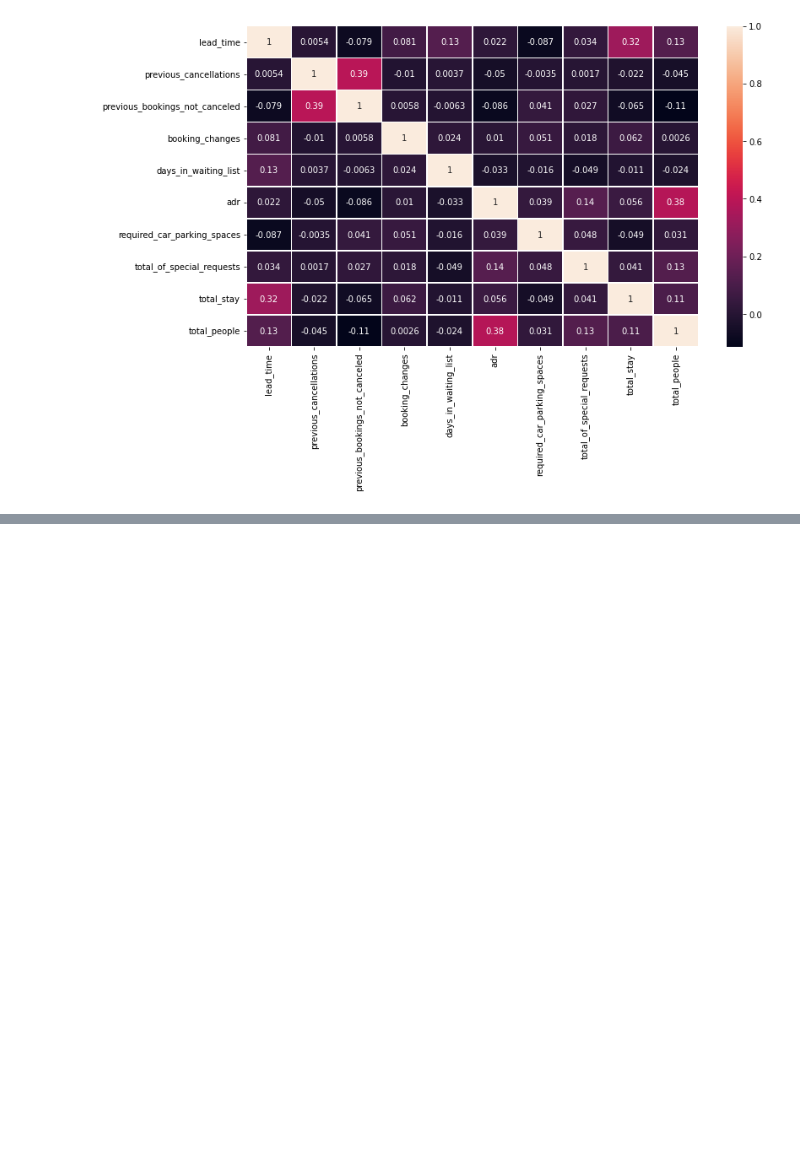
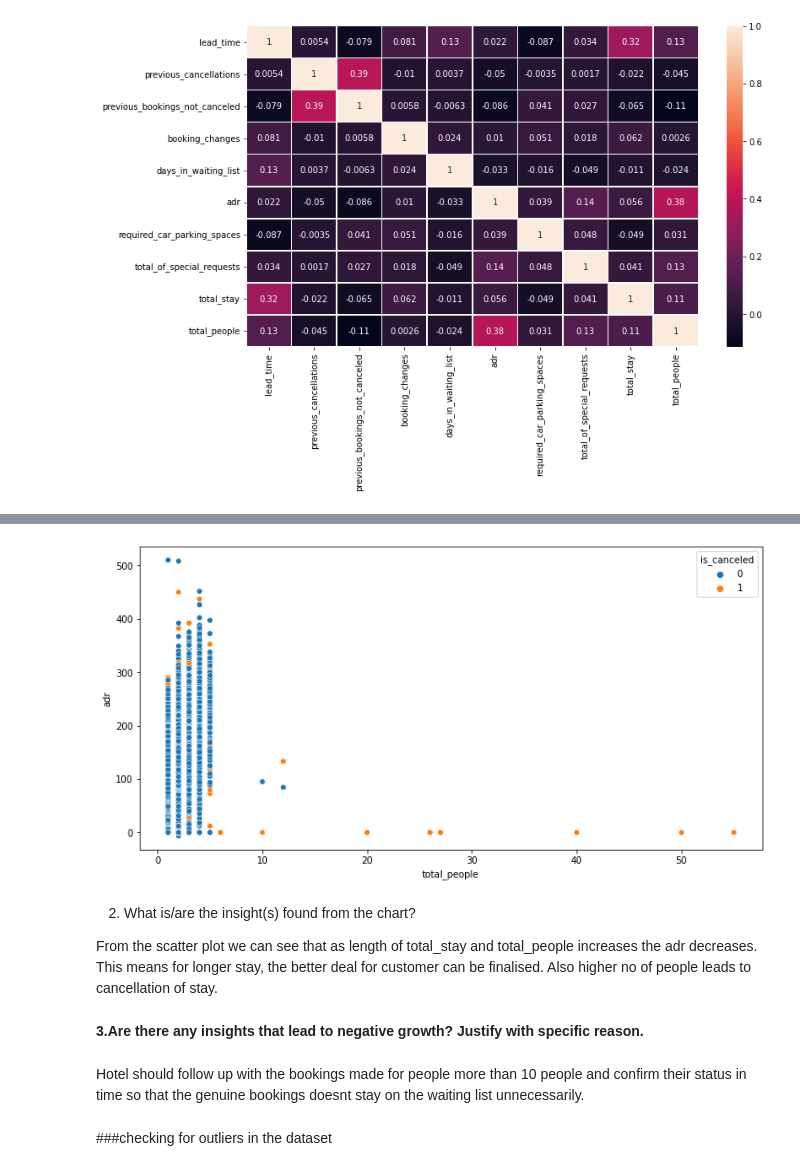
Before and after one commit to aswinijena3459/Hotel-Booking-analysis-EDA, a Jupyter notebook: Hotel_Bookings_Analysis.ipynb, the cells around one changed output, grey strips where cells are left out. Drawn from its saved outputs; the diff is of its cells as text; code cells hidden in the pictures; blank space fills up the shorter version.

```diff
--- a/Hotel_Bookings_Analysis.ipynb
+++ b/Hotel_Bookings_Analysis.ipynb
@@ -684,0 +754,17 @@ Focusing on the lighter shades cells-
+# %%
+plt.figure(figsize = (12,6))
+sns.scatterplot(y = 'adr', x = 'total_people', data = df1,hue='is_canceled')  ###lets see for total_people variable also
+plt.show()
+# %% [output]
+[figure, added]
+# %% [markdown]
+2. What is/are the insight(s) found from the chart?
+
+From the scatter plot we can see that as length of total_stay and total_people increases the adr decreases. This means for longer stay, the better deal for customer can be finalised.
+Also higher no of people leads to cancellation of stay.
+# %% [markdown]
+**3.Are there any insights that lead to negative growth? Justify with specific reason.**
+# %% [markdown]
+Hotel should follow up with the bookings made for people more than 10 people and confirm their status in time so that the genuine bookings doesnt stay on the waiting list unnecessarily.
+# %% [markdown]
+###checking for outliers in the dataset
```
Also changed, not shown: parts of 17 cells of this notebook.
